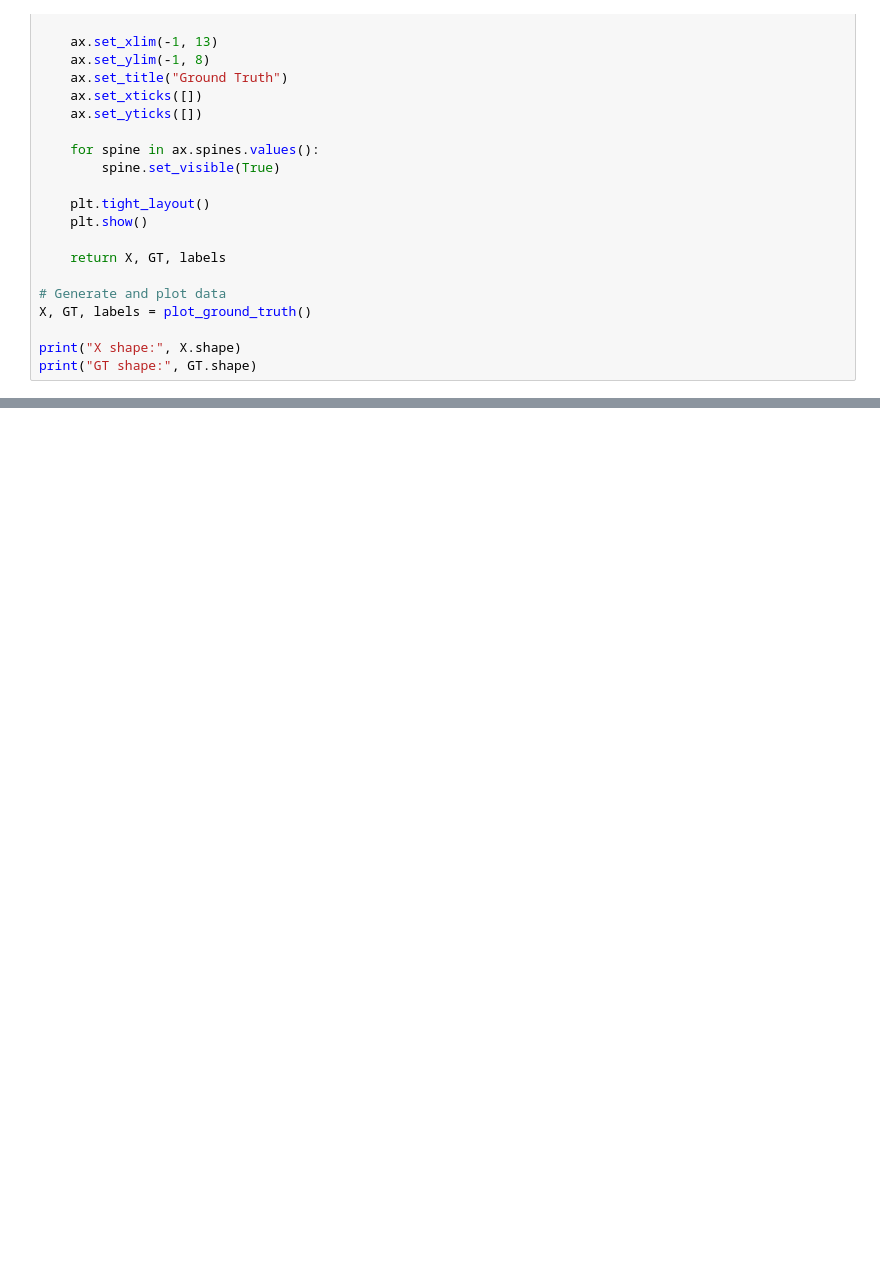
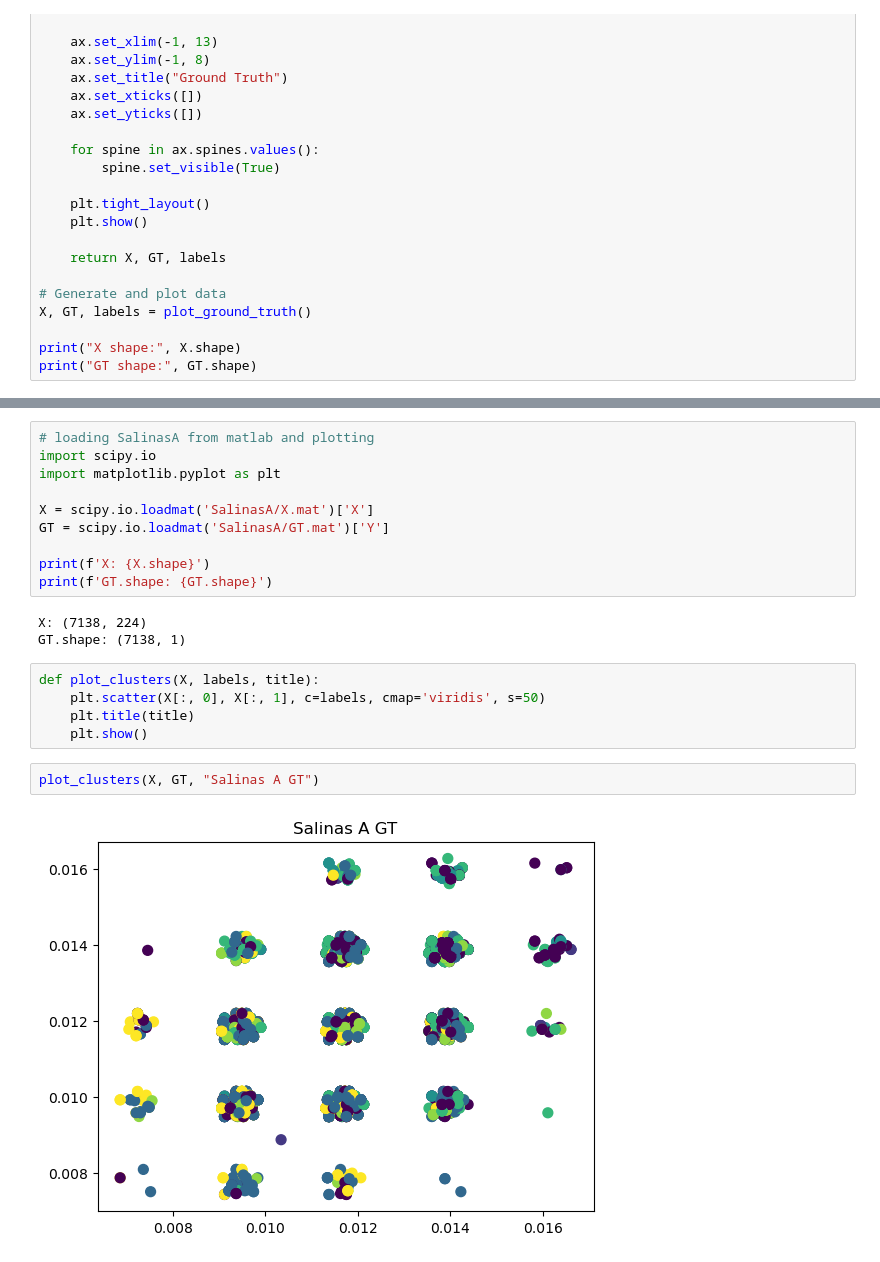
Before and after one commit to seolibek/Tufts2024, a Jupyter notebook: temp.ipynb, the cells around one changed output, grey strips where cells are left out. Saved outputs shown, nothing was run; the diff lists cells and outputs as text; blank space fills up the shorter version.

Commit message:
Lund on Salinas A

```diff
--- a/temp.ipynb
+++ b/temp.ipynb
@@ -541,0 +538,22 @@ plot_clusters(X, GT, "Ground Truth")
+# %%
+# loading SalinasA from matlab and plotting
+import scipy.io
+import matplotlib.pyplot as plt
+
+X = scipy.io.loadmat('SalinasA/X.mat')['X']
+GT = scipy.io.loadmat('SalinasA/GT.mat')['Y']
+
+print(f'X: {X.shape}')
+print(f'GT.shape: {GT.shape}')
+# %% [output]
+X: (7138, 224)
+GT.shape: (7138, 1)
+# %%
+def plot_clusters(X, labels, title):
+    plt.scatter(X[:, 0], X[:, 1], c=labels, cmap='viridis', s=50)
+    plt.title(title)
+    plt.show()
+# %%
+plot_clusters(X, GT, "Salinas A GT")
+# %% [output]
+[figure, added]
```
Also changed, not shown: parts of 4 cells of this notebook, 2 other files.
